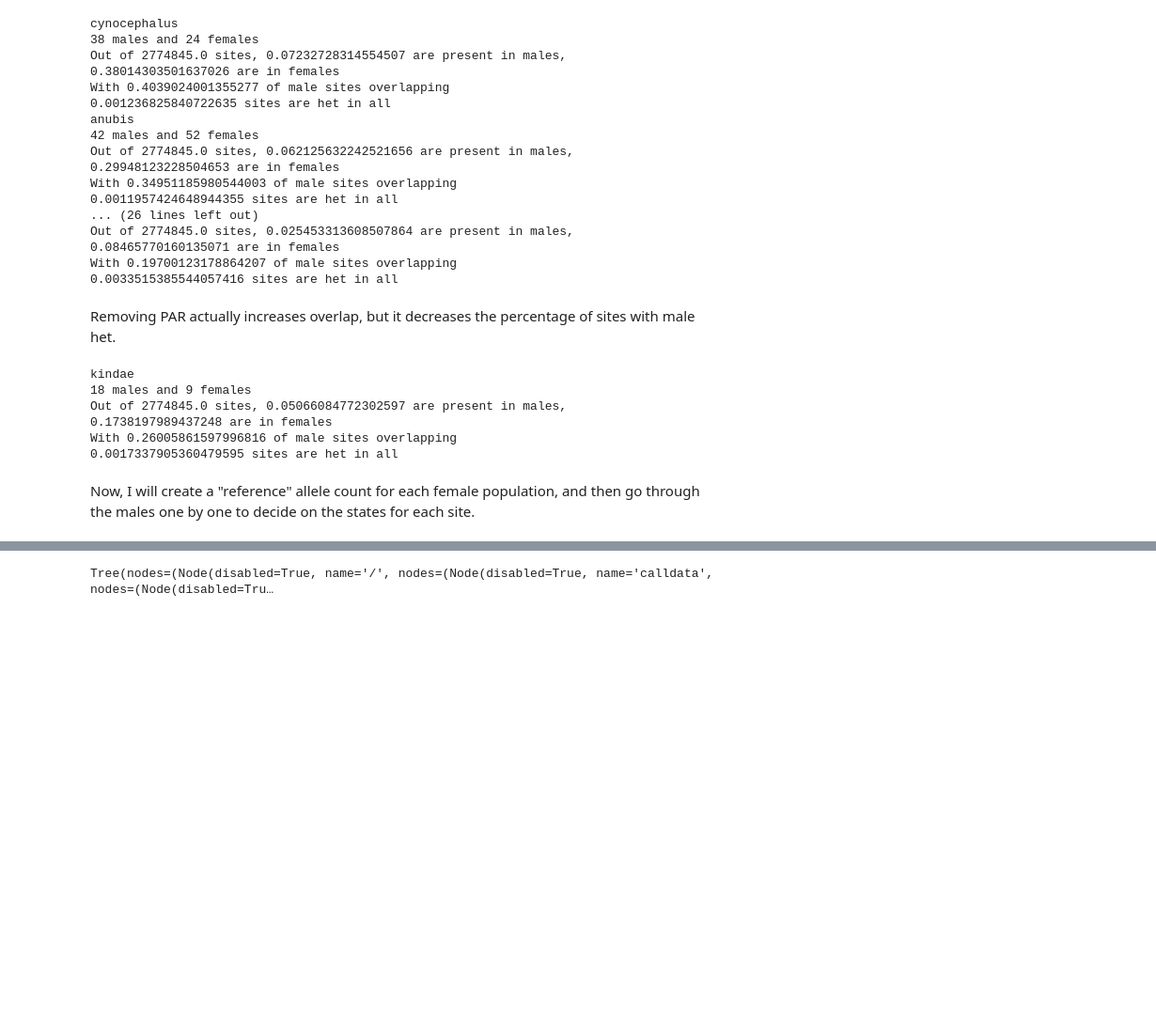
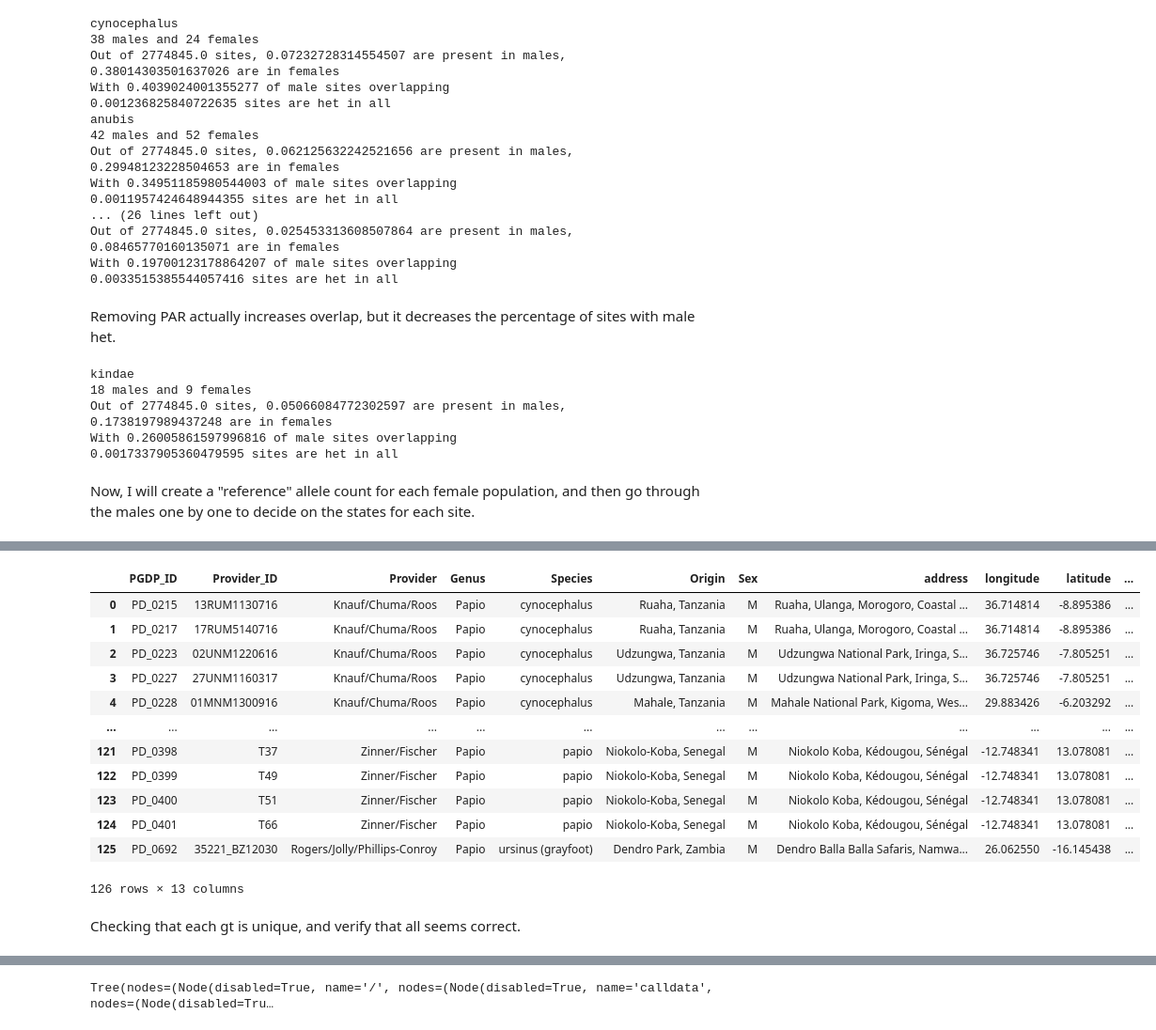
Before and after one commit to erikfogh/baboon_analysis, a Jupyter notebook: notebooks/dp05_male_x_cleaning.ipynb, the cells around one changed output, grey strips where cells are left out. Shown: that part at 94% size. Saved outputs shown, nothing was run; the diff lists cells and outputs as text; code cells hidden in the pictures; blank space fills up the shorter version.

```diff
--- a/notebooks/dp05_male_x_cleaning.ipynb
+++ b/notebooks/dp05_male_x_cleaning.ipynb
@@ -126,11 +134,35 @@ def state_decision(gt, species, meta_data_samples):
     #reshape is needed to make sure they have the same np dimensions
     print("Total sites:", len(ac_f))
     print("Variants in all females: ", ac_f.is_variant().sum())
+    gt_all_males = gt.take(males, axis=1)
+    avg_het = gt_all_males.count_het()/len(males)
+    avg_share = []
+    avg_removed = []
+    gt_list = []
     for ID in males:
         gt_m = gt.take([ID], axis=1)
-        print("Variants in male: ", gt_m.count_called().sum()-gt_m.is_hom_ref().sum())
         het_state = gt_m.is_het()
+        variable_sites = gt_m.count_called().sum()-gt_m.is_hom_ref().sum()
+        print("Variants in male: {}, of which {} are het".format(
+            variable_sites, het_state.sum()/variable_sites))
         het_males_fixed_females = het_state & allelism_f
         print("""Fixed female: {}, Het sites in male {}, percentage {}""".format(
         het_males_fixed_females.sum(), het_state.sum(), het_males_fixed_females.sum()/het_state.sum()))
-        print()
+        avg_share.append(het_males_fixed_females.sum()/het_state.sum())
+        mask = het_state & (allelism_f==False)
+        print("Removed {} sites due to the masking".format((het_state & (allelism_f==False)).sum()))
+        avg_removed.append((het_state & (allelism_f==False)).sum()/variable_sites)
+        gt_m.mask = mask
+        gt_m.fill_masked(value=-1, copy=False)
+        max_alt = ac_f.max_allele()
+        for i in range(max_alt.max()):
+            alt_bool = np.reshape((max_alt==i), (-1,1)) & het_males_fixed_females
+            print("{} sites in state {}".format(alt_bool.sum(), i))
+            mask = alt_bool
+            gt_m.mask = mask
+            gt_m.fill_masked(value=i, copy=False)
+        gt_list.append(gt_m)
+    print("Average number of het sites in males {}, percentage which can be assigned {}. {} % removed".format(
+        avg_het, sum(avg_share)/len(avg_share), sum(avg_removed)/len(avg_removed)))
+    gt_merged = np.concatenate(gt_list, axis=1)
+    return allel.GenotypeArray(gt_merged), males
@@ -144,0 +169,11 @@ Fixed female: 56649, Het sites in male 70629, percentage 0.8020643078622096
+# %%
+gt_list = []
+ID_list = []
+for species in meta_data_samples.Species.unique():
+    if species == "gelada":
+        continue
+    gts, filter_IDs = state_decision(gt_nonpar, species, meta_data_samples)
+    gt_list.extend(gts)
+    ID_list.extend(filter_IDs)
+np_merged = np.concatenate(gt_list, axis=1)
+gt_merged = allel.GenotypeArray(np_merged)
@@ -144,0 +212,21 @@ Fixed female: 56649, Het sites in male 70629, percentage 0.8020643078622096
+# %%
+meta_subset = meta_data_samples.loc[meta_data_samples.callset_index.isin(ID_list)]
+meta_subset = meta_subset.reindex(ID_list).reset_index(drop=True)
+meta_subset["callset_index"] = list(range(len(meta_subset)))
+meta_subset
+# %% [output]
+|  | PGDP_ID | Provider_ID | Provider | Genus | Species | Origin | Sex | address | longitude | latitude | ... |
+| 0 | PD_0215 | 13RUM1130716 | Knauf/Chuma/Roos | Papio | cynocephalus | Ruaha, Tanzania | M | Ruaha, Ulanga, Morogoro, Coastal ... | 36.714814 | -8.895386 | ... |
+| 1 | PD_0217 | 17RUM5140716 | Knauf/Chuma/Roos | Papio | cynocephalus | Ruaha, Tanzania | M | Ruaha, Ulanga, Morogoro, Coastal ... | 36.714814 | -8.895386 | ... |
+| 2 | PD_0223 | 02UNM1220616 | Knauf/Chuma/Roos | Papio | cynocephalus | Udzungwa, Tanzania | M | Udzungwa National Park, Iringa, S... | 36.725746 | -7.805251 | ... |
+| 3 | PD_0227 | 27UNM1160317 | Knauf/Chuma/Roos | Papio | cynocephalus | Udzungwa, Tanzania | M | Udzungwa National Park, Iringa, S... | 36.725746 | -7.805251 | ... |
+| 4 | PD_0228 | 01MNM1300916 | Knauf/Chuma/Roos | Papio | cynocephalus | Mahale, Tanzania | M | Mahale National Park, Kigoma, Wes... | 29.883426 | -6.203292 | ... |
+| ... | ... | ... | ... | ... | ... | ... | ... | ... | ... | ... | ... |
+| 121 | PD_0398 | T37 | Zinner/Fischer | Papio | papio | Niokolo-Koba, Senegal | M | Niokolo Koba, Kédougou, Sénégal | -12.748341 | 13.078081 | ... |
+| 122 | PD_0399 | T49 | Zinner/Fischer | Papio | papio | Niokolo-Koba, Senegal | M | Niokolo Koba, Kédougou, Sénégal | -12.748341 | 13.078081 | ... |
+| 123 | PD_0400 | T51 | Zinner/Fischer | Papio | papio | Niokolo-Koba, Senegal | M | Niokolo Koba, Kédougou, Sénégal | -12.748341 | 13.078081 | ... |
+| 124 | PD_0401 | T66 | Zinner/Fischer | Papio | papio | Niokolo-Koba, Senegal | M | Niokolo Koba, Kédougou, Sénégal | -12.748341 | 13.078081 | ... |
+| 125 | PD_0692 | 35221_BZ12030 | Rogers/Jolly/Phillips-Conroy | Papio | ursinus (grayfoot) | Dendro Park, Zambia | M | Dendro Balla Balla Safaris, Namwa... | 26.062550 | -16.145438 | ... |
+126 rows × 13 columns
+# %% [markdown]
+Checking that each gt is unique, and verify that all seems correct.
```
Also changed, not shown: parts of 17 cells of this notebook, 8 other files.
